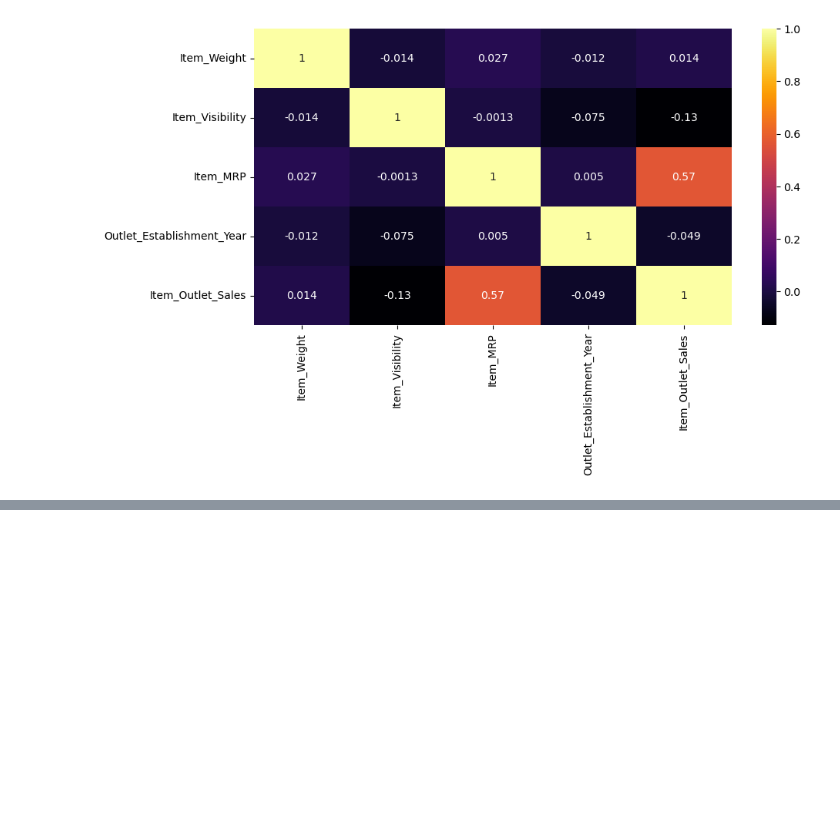
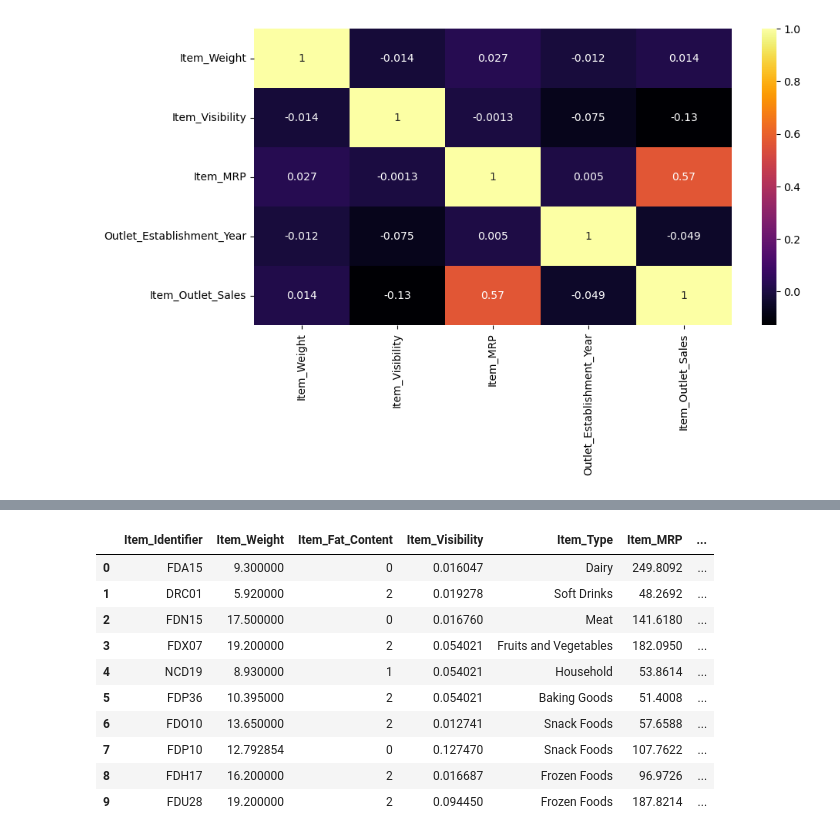
Before and after one commit to shaanVM/BigMartSalesPrediction, a Jupyter notebook: BigMartSalesPrediction.ipynb, the cells around one changed output, grey strips where cells are left out. Cells and saved outputs as stored; diff of their text form; code cells hidden in the pictures; blank space fills up the shorter version.

```diff
--- a/BigMartSalesPrediction.ipynb
+++ b/BigMartSalesPrediction.ipynb
@@ -346,0 +569,2 @@ plt.
+# %%
+data['item_visib_avg'] = data.apply(lambda x: x['Item_Visibility']/item_visib_avg['Item_Visibility'][item_visib_avg.index == x['Item_Identifier']][0],axis=1).astype(float)
@@ -346,0 +582,3 @@ plt.
+# %%
+from sklearn.preprocessing import LabelEncoder
+label=LabelEncoder()
@@ -346,0 +599,3 @@ plt.
+# %%
+# 9 categories in Outlet_Identifier
+data['Outlet_Identifier']=label.fit_transform(data['Outlet_Identifier'])
@@ -346,0 +611,18 @@ plt.
+# %%
+varible = ['Item_Fat_Content','Outlet_Location_Type','Outlet_Size','New_Item_type','Outlet_Type']
+for i in varible:
+    data[i] = label.fit_transform(data[i])
+# %%
+data.head(10)
+# %% [output]
+|  | Item_Identifier | Item_Weight | Item_Fat_Content | Item_Visibility | Item_Type | Item_MRP | ... |
+| 0 | FDA15 | 9.300000 | 0 | 0.016047 | Dairy | 249.8092 | ... |
+| 1 | DRC01 | 5.920000 | 2 | 0.019278 | Soft Drinks | 48.2692 | ... |
+| 2 | FDN15 | 17.500000 | 0 | 0.016760 | Meat | 141.6180 | ... |
+| 3 | FDX07 | 19.200000 | 2 | 0.054021 | Fruits and Vegetables | 182.0950 | ... |
+| 4 | NCD19 | 8.930000 | 1 | 0.054021 | Household | 53.8614 | ... |
+| 5 | FDP36 | 10.395000 | 2 | 0.054021 | Baking Goods | 51.4008 | ... |
+| 6 | FDO10 | 13.650000 | 2 | 0.012741 | Snack Foods | 57.6588 | ... |
+| 7 | FDP10 | 12.792854 | 0 | 0.127470 | Snack Foods | 107.7622 | ... |
+| 8 | FDH17 | 16.200000 | 2 | 0.016687 | Frozen Foods | 96.9726 | ... |
+| 9 | FDU28 | 19.200000 | 2 | 0.094450 | Frozen Foods | 187.8214 | ... |
```
Also changed, not shown: parts of 30 cells of this notebook.
